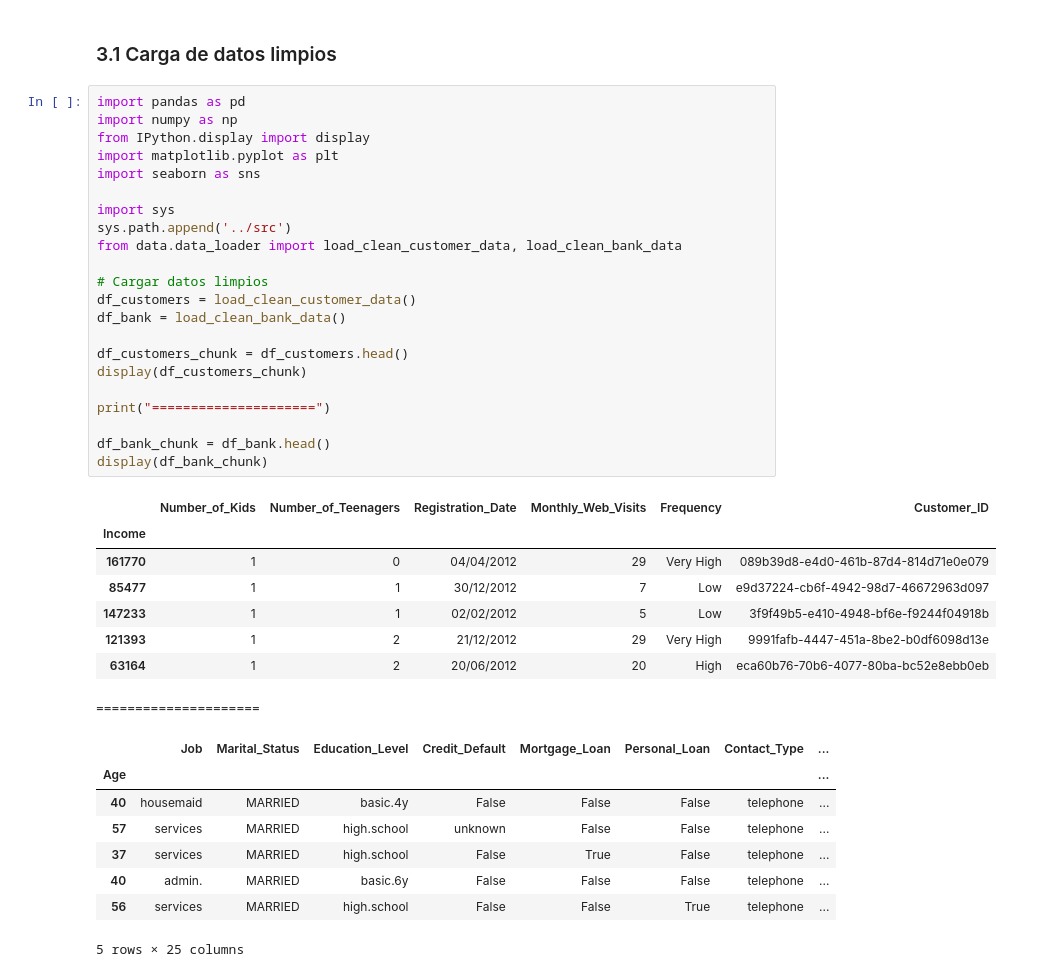
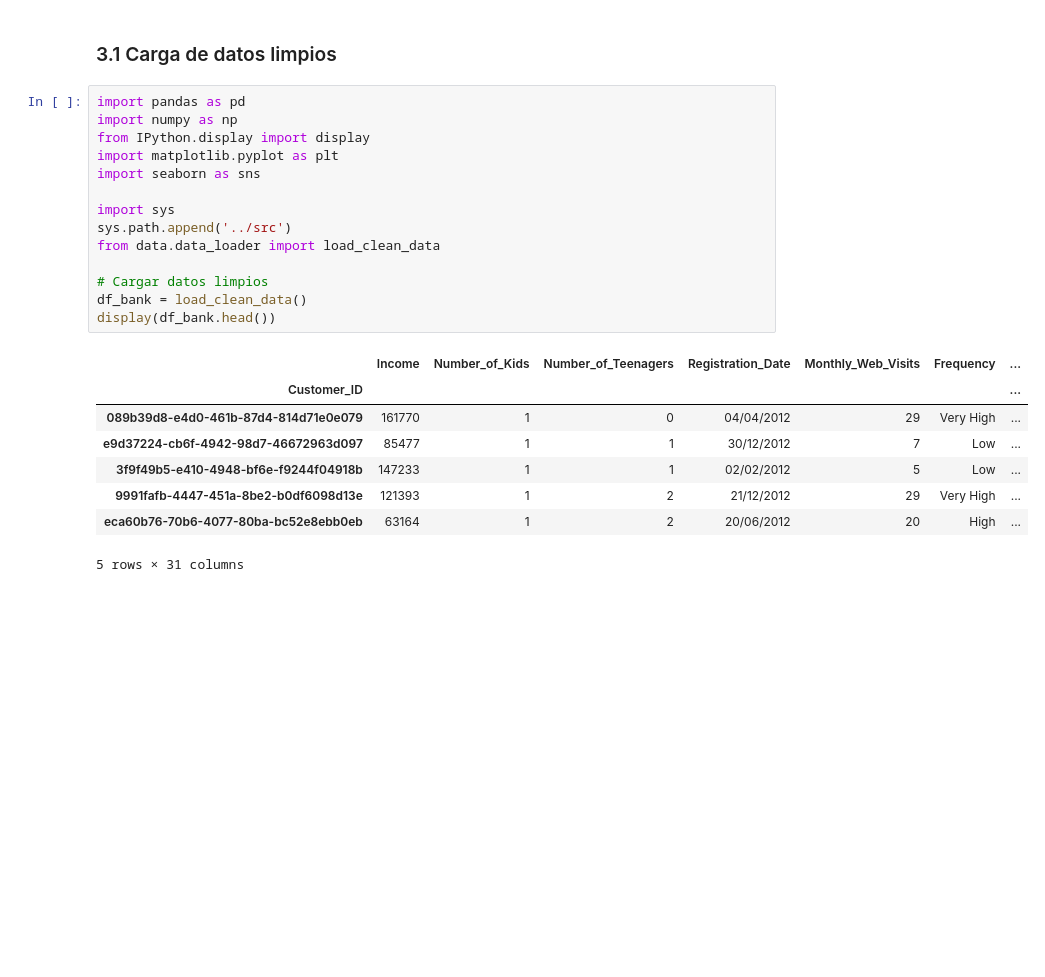
Before and after one commit to mck21/bank-customer-analytics, a Jupyter notebook: notebooks/03Visualizacion.ipynb, the cells around one changed output. Drawn from its saved outputs; the diff is of its cells as text; blank space fills up the shorter version.

Commit message:
Visualization and data interpretations

```diff
--- a/notebooks/03Visualizacion.ipynb
+++ b/notebooks/03Visualizacion.ipynb
@@ -5,39 +5,23 @@
 # %%
 import pandas as pd
 import numpy as np
 from IPython.display import display
 import matplotlib.pyplot as plt
 import seaborn as sns
 
 import sys
 sys.path.append('../src')
-from data.data_loader import load_clean_customer_data, load_clean_bank_data
+from data.data_loader import load_clean_data
 
 # Cargar datos limpios
-df_customers = load_clean_customer_data()
-df_bank = load_clean_bank_data()
-
-df_customers_chunk = df_customers.head()
-display(df_customers_chunk)
-
-print("=====================")
-
-df_bank_chunk = df_bank.head()
-display(df_bank_chunk)
+df_bank = load_clean_data()
+display(df_bank.head())
 # %% [output]
-|  | Number_of_Kids | Number_of_Teenagers | Registration_Date | Monthly_Web_Visits | Frequency | Customer_ID |
-| Income |  |  |  |  |  |  |
-| 161770 | 1 | 0 | 04/04/2012 | 29 | Very High | 089b39d8-e4d0-461b-87d4-814d71e0e079 |
-| 85477 | 1 | 1 | 30/12/2012 | 7 | Low | e9d37224-cb6f-4942-98d7-46672963d097 |
-| 147233 | 1 | 1 | 02/02/2012 | 5 | Low | 3f9f49b5-e410-4948-bf6e-f9244f04918b |
-| 121393 | 1 | 2 | 21/12/2012 | 29 | Very High | 9991fafb-4447-451a-8be2-b0df6098d13e |
-| 63164 | 1 | 2 | 20/06/2012 | 20 | High | eca60b76-70b6-4077-80ba-bc52e8ebb0eb |
+|  | Income | Number_of_Kids | Number_of_Teenagers | Registration_Date | Monthly_Web_Visits | Frequency | ... |
+| Customer_ID |  |  |  |  |  |  | ... |
+| 089b39d8-e4d0-461b-87d4-814d71e0e079 | 161770 | 1 | 0 | 04/04/2012 | 29 | Very High | ... |
+| e9d37224-cb6f-4942-98d7-46672963d097 | 85477 | 1 | 1 | 30/12/2012 | 7 | Low | ... |
+| 3f9f49b5-e410-4948-bf6e-f9244f04918b | 147233 | 1 | 1 | 02/02/2012 | 5 | Low | ... |
+| 9991fafb-4447-451a-8be2-b0df6098d13e | 121393 | 1 | 2 | 21/12/2012 | 29 | Very High | ... |
+| eca60b76-70b6-4077-80ba-bc52e8ebb0eb | 63164 | 1 | 2 | 20/06/2012 | 20 | High | ... |
-=====================
+5 rows × 31 columns
-|  | Job | Marital_Status | Education_Level | Credit_Default | Mortgage_Loan | Personal_Loan | Contact_Type | ... |
-| Age |  |  |  |  |  |  |  | ... |
-| 40 | housemaid | MARRIED | basic.4y | False | False | False | telephone | ... |
-| 57 | services | MARRIED | high.school | unknown | False | False | telephone | ... |
-| 37 | services | MARRIED | high.school | False | True | False | telephone | ... |
-| 40 | admin. | MARRIED | basic.6y | False | False | False | telephone | ... |
-| 56 | services | MARRIED | high.school | False | False | True | telephone | ... |
-5 rows × 25 columns
```
Also changed, not shown: parts of 10 cells of this notebook, 7 other files.
